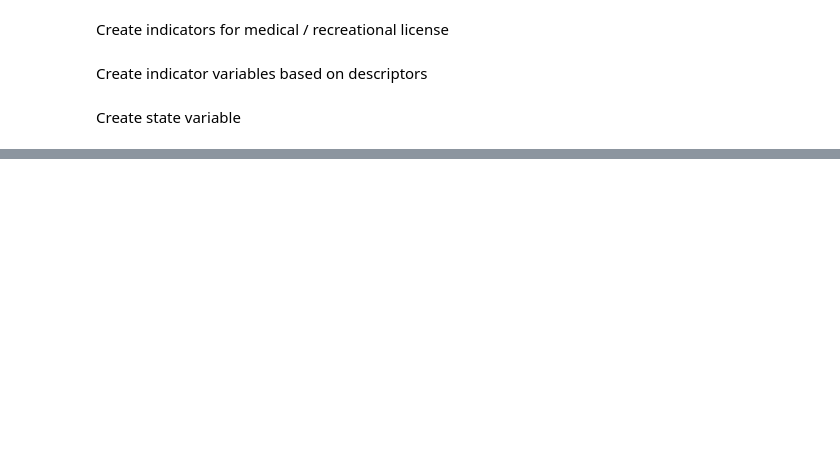
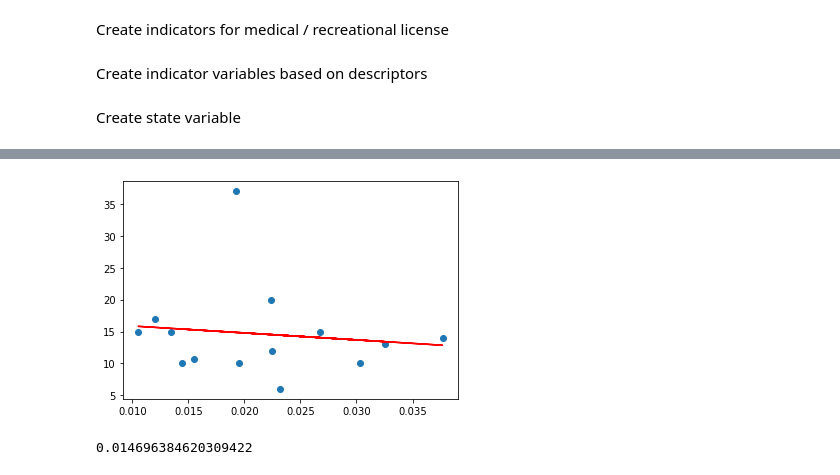
Before and after one commit to kduggirala/eclab, a Jupyter notebook: cleaning/weedmaps_cleaning.ipynb, the cells around one changed output, grey strips where cells are left out. Cells and saved outputs as stored; diff of their text form; code cells hidden in the pictures; blank space fills up the shorter version.

```diff
--- a/cleaning/weedmaps_cleaning.ipynb
+++ b/cleaning/weedmaps_cleaning.ipynb
@@ -95,0 +201,10 @@ test
+# %%
+data_x = results_df_tax['slope'].astype("float64").to_numpy().reshape((-1, 1))
+model2 = LinearRegression().fit(data_x, results_df_tax['tax_rate'])
+plt.scatter(data_x, results_df_tax['tax_rate'])
+plt.plot(data_x, model2.predict(data_x), 'r')
+plt.show()
+print(model2.score(data_x, results_df_tax['tax_rate']))
+# %% [output]
+[figure, added]
+0.014696384620309422
```
Also changed, not shown: parts of 23 cells of this notebook, 11 other files.
